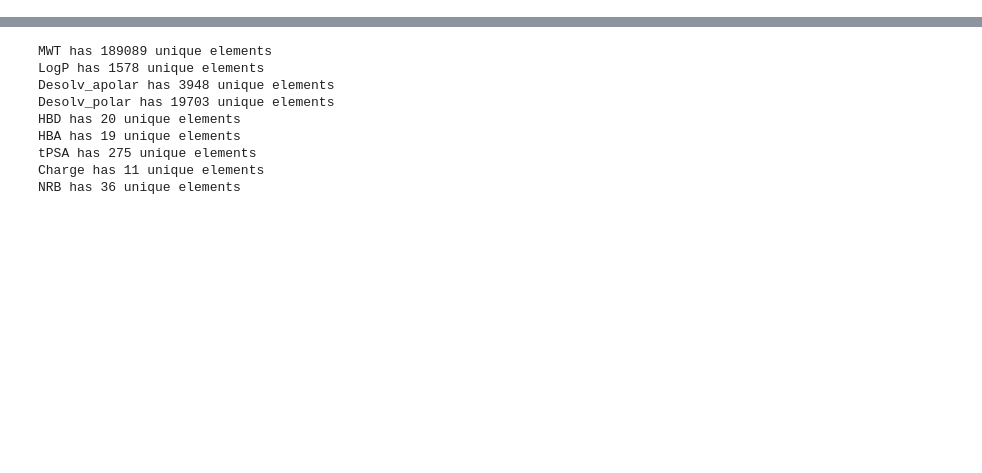
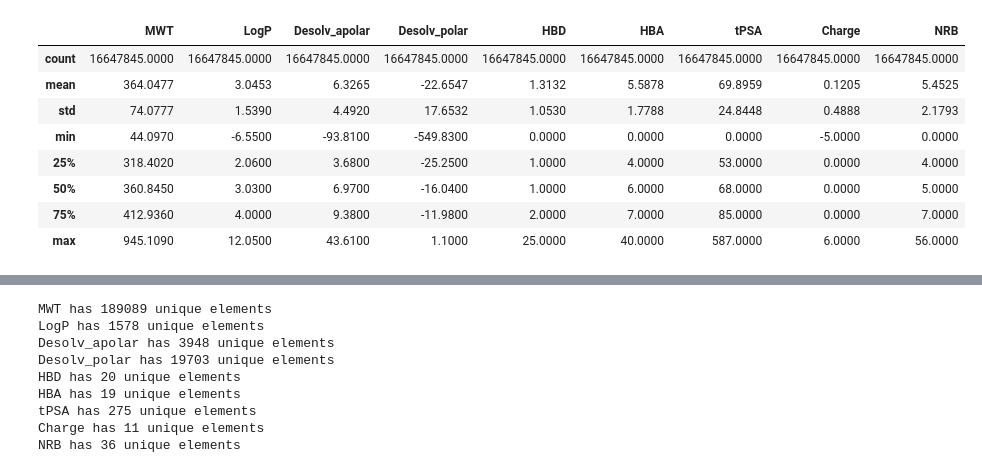
Before and after one commit to drewschaub/chem-preprocessor, a Jupyter notebook: notebooks/exploreZINC.ipynb, the cells around one changed output, grey strips where cells are left out. Drawn from its saved outputs; the diff is of its cells as text; code cells hidden in the pictures; blank space fills up the shorter version.

```diff
--- a/notebooks/exploreZINC.ipynb
+++ b/notebooks/exploreZINC.ipynb
@@ -18,0 +110,12 @@ m2
+# %%
+df.describe().apply(lambda s: s.apply('{0:.4f}'.format))
+# %% [output]
+|  | MWT | LogP | Desolv_apolar | Desolv_polar | HBD | HBA | tPSA | Charge | NRB |
+| count | 16647845.0000 | 16647845.0000 | 16647845.0000 | 16647845.0000 | 16647845.0000 | 16647845.0000 | 16647845.0000 | 16647845.0000 | 16647845.0000 |
+| mean | 364.0477 | 3.0453 | 6.3265 | -22.6547 | 1.3132 | 5.5878 | 69.8959 | 0.1205 | 5.4525 |
+| std | 74.0777 | 1.5390 | 4.4920 | 17.6532 | 1.0530 | 1.7788 | 24.8448 | 0.4888 | 2.1793 |
+| min | 44.0970 | -6.5500 | -93.8100 | -549.8300 | 0.0000 | 0.0000 | 0.0000 | -5.0000 | 0.0000 |
+| 25% | 318.4020 | 2.0600 | 3.6800 | -25.2500 | 1.0000 | 4.0000 | 53.0000 | 0.0000 | 4.0000 |
+| 50% | 360.8450 | 3.0300 | 6.9700 | -16.0400 | 1.0000 | 6.0000 | 68.0000 | 0.0000 | 5.0000 |
+| 75% | 412.9360 | 4.0000 | 9.3800 | -11.9800 | 2.0000 | 7.0000 | 85.0000 | 0.0000 | 7.0000 |
+| max | 945.1090 | 12.0500 | 43.6100 | 1.1000 | 25.0000 | 40.0000 | 587.0000 | 6.0000 | 56.0000 |
```
Also changed, not shown: parts of 19 cells of this notebook, 2 other files.
